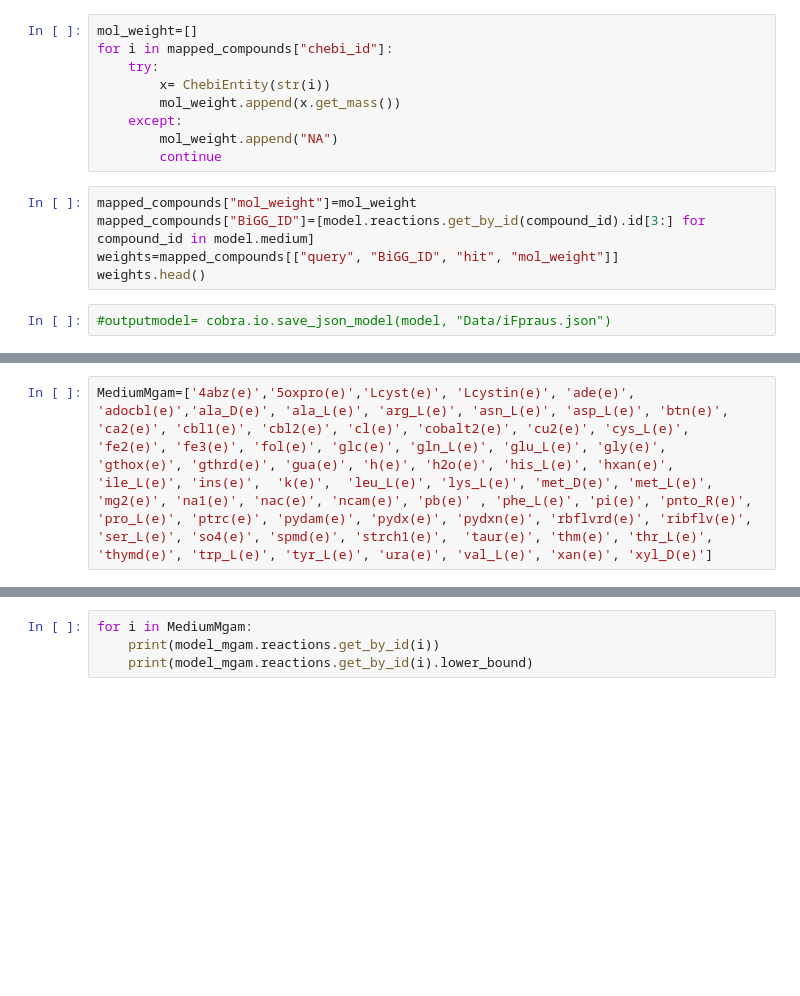
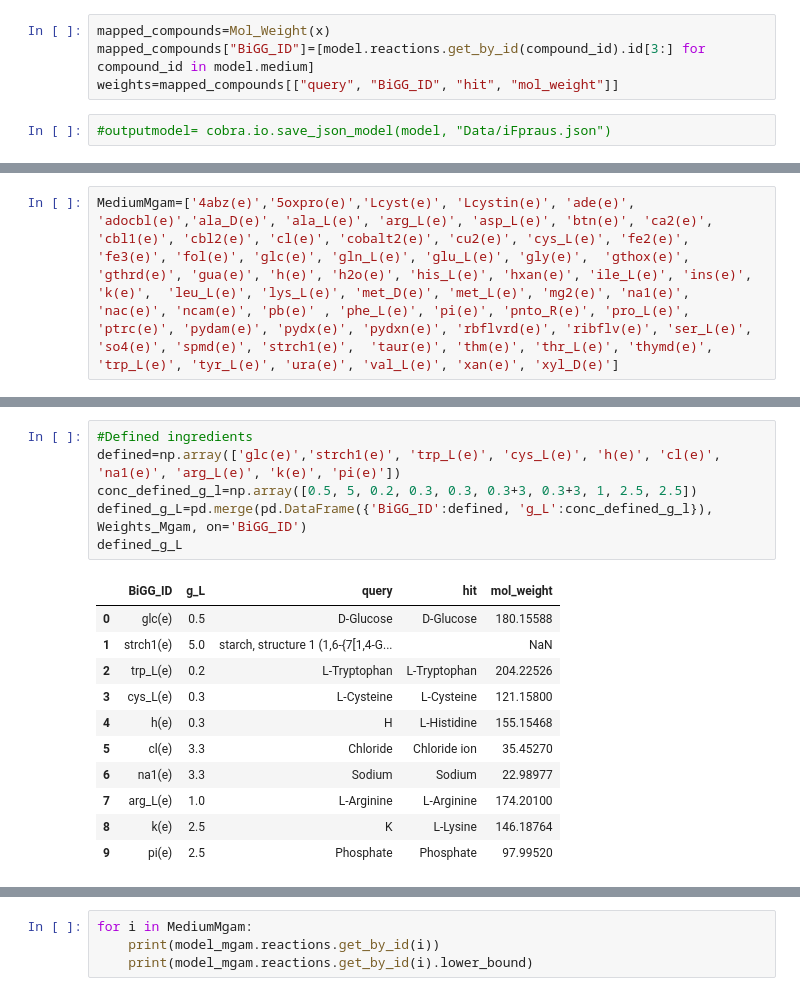
Before and after one commit to PrabJ/Flux_Balance_F_Prausnitzii, a Jupyter notebook: Metabolic_flux.ipynb, the cells around one changed output, grey strips where cells are left out. Saved outputs shown, nothing was run; the diff lists cells and outputs as text; blank space fills up the shorter version.

```diff
--- a/Metabolic_flux.ipynb
+++ b/Metabolic_flux.ipynb
@@ -43,17 +37,7 @@ mapped_compounds.head()
-# %%
-mol_weight=[]
-for i in mapped_compounds["chebi_id"]:
-    try:
-        x= ChebiEntity(str(i))
-        mol_weight.append(x.get_mass())
-    except:
-        mol_weight.append("NA")
-        continue
 # %%
-mapped_compounds["mol_weight"]=mol_weight
+mapped_compounds=Mol_Weight(x)
 mapped_compounds["BiGG_ID"]=[model.reactions.get_by_id(compound_id).id[3:] for compound_id in model.medium]
 weights=mapped_compounds[["query", "BiGG_ID", "hit", "mol_weight"]]
-weights.head()
 # %%
 #outputmodel= cobra.io.save_json_model(model, "Data/iFpraus.json")
 # %%
@@ -117,4 +130,4 @@ print(MediumMgam_complete)
 # %%
-MediumMgam=['4abz(e)','5oxpro(e)','Lcyst(e)', 'Lcystin(e)', 'ade(e)', 'adocbl(e)','ala_D(e)', 'ala_L(e)', 'arg_L(e)', 'asn_L(e)', 'asp_L(e)', 'btn(e)', 'ca2(e)', 'cbl1(e)', 'cbl2(e)', 'cl(e)', 'cobalt2(e)', 'cu2(e)', 'cys_L(e)', 'fe2(e)', 'fe3(e)', 'fol(e)', 'glc(e)', 'gln_L(e)', 'glu_L(e)', 'gly(e)',  'gthox(e)', 'gthrd(e)', 'gua(e)', 'h(e)', 'h2o(e)', 'his_L(e)', 'hxan(e)', 'ile_L(e)', 'ins(e)',  'k(e)',  'leu_L(e)', 'lys_L(e)', 'met_D(e)', 'met_L(e)', 'mg2(e)', 'na1(e)', 'nac(e)', 'ncam(e)', 'pb(e)' , 'phe_L(e)', 'pi(e)', 'pnto_R(e)', 'pro_L(e)', 'ptrc(e)', 'pydam(e)', 'pydx(e)', 'pydxn(e)', 'rbflvrd(e)', 'ribflv(e)', 'ser_L(e)', 'so4(e)', 'spmd(e)', 'strch1(e)',  'taur(e)', 'thm(e)', 'thr_L(e)', 'thymd(e)', 'trp_L(e)', 'tyr_L(e)', 'ura(e)', 'val_L(e)', 'xan(e)', 'xyl_D(e)']
+MediumMgam=['4abz(e)','5oxpro(e)','Lcyst(e)', 'Lcystin(e)', 'ade(e)', 'adocbl(e)','ala_D(e)', 'ala_L(e)', 'arg_L(e)', 'asp_L(e)', 'btn(e)', 'ca2(e)', 'cbl1(e)', 'cbl2(e)', 'cl(e)', 'cobalt2(e)', 'cu2(e)', 'cys_L(e)', 'fe2(e)', 'fe3(e)', 'fol(e)', 'glc(e)', 'gln_L(e)', 'glu_L(e)', 'gly(e)',  'gthox(e)', 'gthrd(e)', 'gua(e)', 'h(e)', 'h2o(e)', 'his_L(e)', 'hxan(e)', 'ile_L(e)', 'ins(e)',  'k(e)',  'leu_L(e)', 'lys_L(e)', 'met_D(e)', 'met_L(e)', 'mg2(e)', 'na1(e)', 'nac(e)', 'ncam(e)', 'pb(e)' , 'phe_L(e)', 'pi(e)', 'pnto_R(e)', 'pro_L(e)', 'ptrc(e)', 'pydam(e)', 'pydx(e)', 'pydxn(e)', 'rbflvrd(e)', 'ribflv(e)', 'ser_L(e)', 'so4(e)', 'spmd(e)', 'strch1(e)',  'taur(e)', 'thm(e)', 'thr_L(e)', 'thymd(e)', 'trp_L(e)', 'tyr_L(e)', 'ura(e)', 'val_L(e)', 'xan(e)', 'xyl_D(e)']
 # %%
 #ppm =mg/L =0.001 g/L
@@ -190,0 +214,18 @@ model_mgam.summary()
+# %%
+#Defined ingredients
+defined=np.array(['glc(e)','strch1(e)', 'trp_L(e)', 'cys_L(e)', 'h(e)', 'cl(e)', 'na1(e)', 'arg_L(e)', 'k(e)', 'pi(e)'])
+conc_defined_g_l=np.array([0.5, 5, 0.2, 0.3, 0.3, 0.3+3, 0.3+3, 1, 2.5, 2.5])
+defined_g_L=pd.merge(pd.DataFrame({'BiGG_ID':defined, 'g_L':conc_defined_g_l}), Weights_Mgam, on='BiGG_ID')
+defined_g_L
+# %% [output]
+|  | BiGG_ID | g_L | query | hit | mol_weight |
+| 0 | glc(e) | 0.5 | D-Glucose | D-Glucose | 180.15588 |
+| 1 | strch1(e) | 5.0 | starch, structure 1 (1,6-{7[1,4-G... |  | NaN |
+| 2 | trp_L(e) | 0.2 | L-Tryptophan | L-Tryptophan | 204.22526 |
+| 3 | cys_L(e) | 0.3 | L-Cysteine | L-Cysteine | 121.15800 |
+| 4 | h(e) | 0.3 | H | L-Histidine | 155.15468 |
+| 5 | cl(e) | 3.3 | Chloride | Chloride ion | 35.45270 |
+| 6 | na1(e) | 3.3 | Sodium | Sodium | 22.98977 |
+| 7 | arg_L(e) | 1.0 | L-Arginine | L-Arginine | 174.20100 |
+| 8 | k(e) | 2.5 | K | L-Lysine | 146.18764 |
+| 9 | pi(e) | 2.5 | Phosphate | Phosphate | 97.99520 |
```
Also changed, not shown: parts of 20 cells of this notebook, 1 other file.
